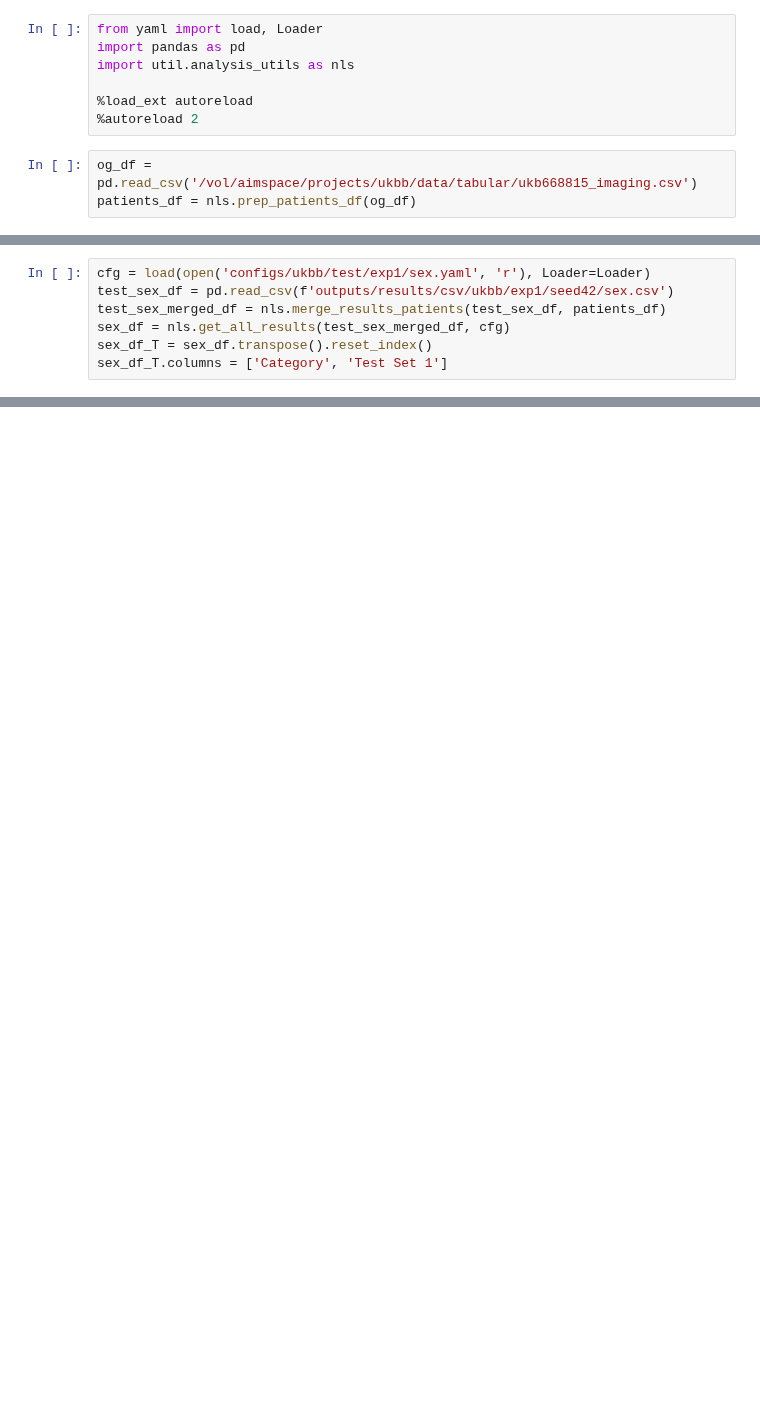
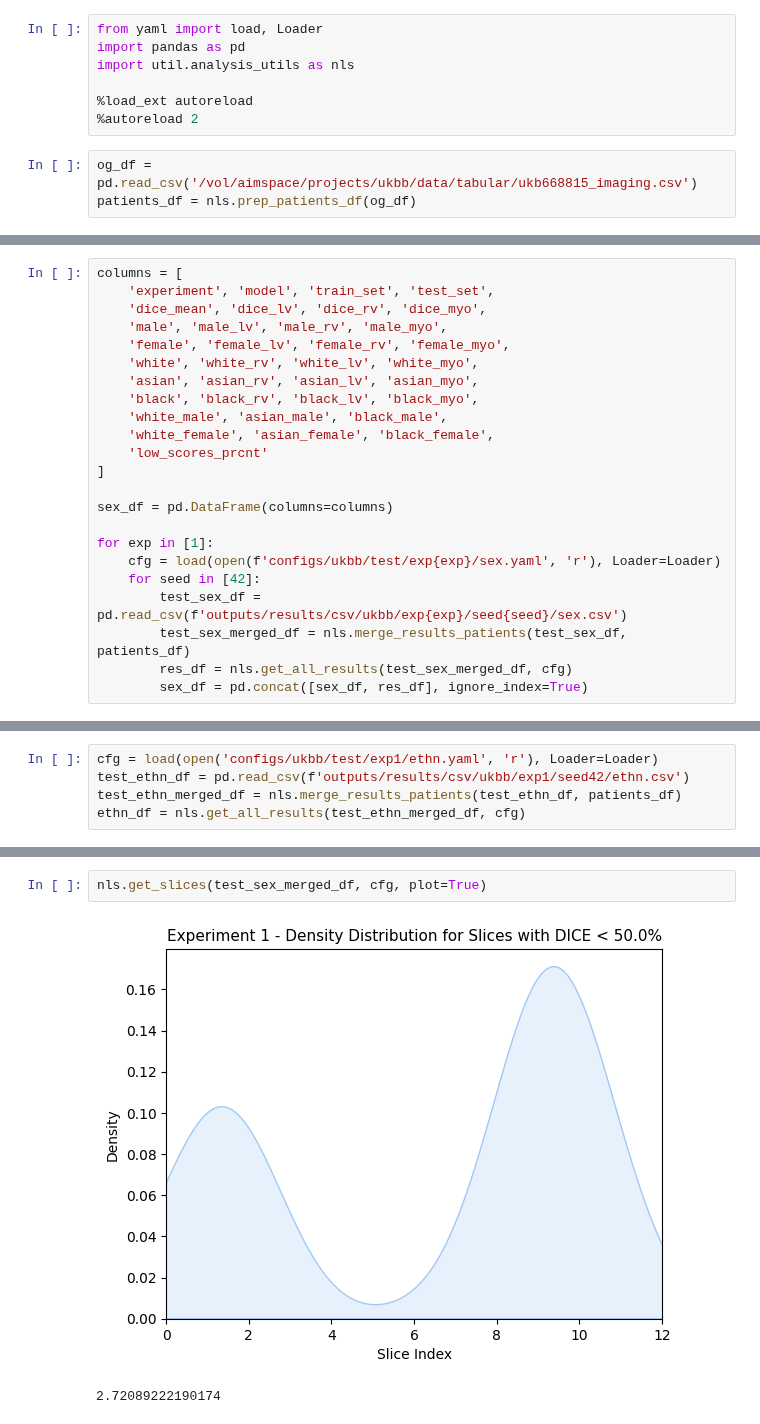
Before and after one commit to msskzx/UniMatch, a Jupyter notebook: more-scenarios/medical/ukbb_exp1_analysis.ipynb, the cells around one changed output, grey strips where cells are left out. Saved outputs shown, nothing was run; the diff lists cells and outputs as text; blank space fills up the shorter version.

```diff
--- a/more-scenarios/medical/ukbb_exp1_analysis.ipynb
+++ b/more-scenarios/medical/ukbb_exp1_analysis.ipynb
@@ -13,0 +11,23 @@ exps_df = pd.DataFrame(columns=columns)
+# %%
+columns = [
+    'experiment', 'model', 'train_set', 'test_set',
+    'dice_mean', 'dice_lv', 'dice_rv', 'dice_myo',
+    'male', 'male_lv', 'male_rv', 'male_myo',
+    'female', 'female_lv', 'female_rv', 'female_myo',
+    'white', 'white_rv', 'white_lv', 'white_myo',
+    'asian', 'asian_rv', 'asian_lv', 'asian_myo',
+    'black', 'black_rv', 'black_lv', 'black_myo',
+    'white_male', 'asian_male', 'black_male',
+    'white_female', 'asian_female', 'black_female',
+    'low_scores_prcnt'
+]
+
+sex_df = pd.DataFrame(columns=columns)
+
+for exp in [1]:
+    cfg = load(open(f'configs/ukbb/test/exp{exp}/sex.yaml', 'r'), Loader=Loader)
+    for seed in [42]:
+        test_sex_df = pd.read_csv(f'outputs/results/csv/ukbb/exp{exp}/seed{seed}/sex.csv')
+        test_sex_merged_df = nls.merge_results_patients(test_sex_df, patients_df)
+        res_df = nls.get_all_results(test_sex_merged_df, cfg)
+        sex_df = pd.concat([sex_df, res_df], ignore_index=True)
@@ -14,7 +88,5 @@ exps_df = pd.DataFrame(columns=columns)
 # %%
-cfg = load(open('configs/ukbb/test/exp1/sex.yaml', 'r'), Loader=Loader)
-test_sex_df = pd.read_csv(f'outputs/results/csv/ukbb/exp1/seed42/sex.csv')
-test_sex_merged_df = nls.merge_results_patients(test_sex_df, patients_df)
-sex_df = nls.get_all_results(test_sex_merged_df, cfg)
-sex_df_T = sex_df.transpose().reset_index()
-sex_df_T.columns = ['Category', 'Test Set 1']
+cfg = load(open('configs/ukbb/test/exp1/ethn.yaml', 'r'), Loader=Loader)
+test_ethn_df = pd.read_csv(f'outputs/results/csv/ukbb/exp1/seed42/ethn.csv')
+test_ethn_merged_df = nls.merge_results_patients(test_ethn_df, patients_df)
+ethn_df = nls.get_all_results(test_ethn_merged_df, cfg)
@@ -46,3 +133,8 @@ asian_female & 91.212682 & 89.507563 \\
 black_female & 91.398476 & 90.879934 \\
 low_scores_prcnt & 2.720892 & 3.652174 \\
 \end{longtable}
+# %%
+nls.get_slices(test_sex_merged_df, cfg, plot=True)
+# %% [output]
+[figure, added]
+2.72089222190174
```
Also changed, not shown: parts of 7 cells of this notebook, 1 other file.
